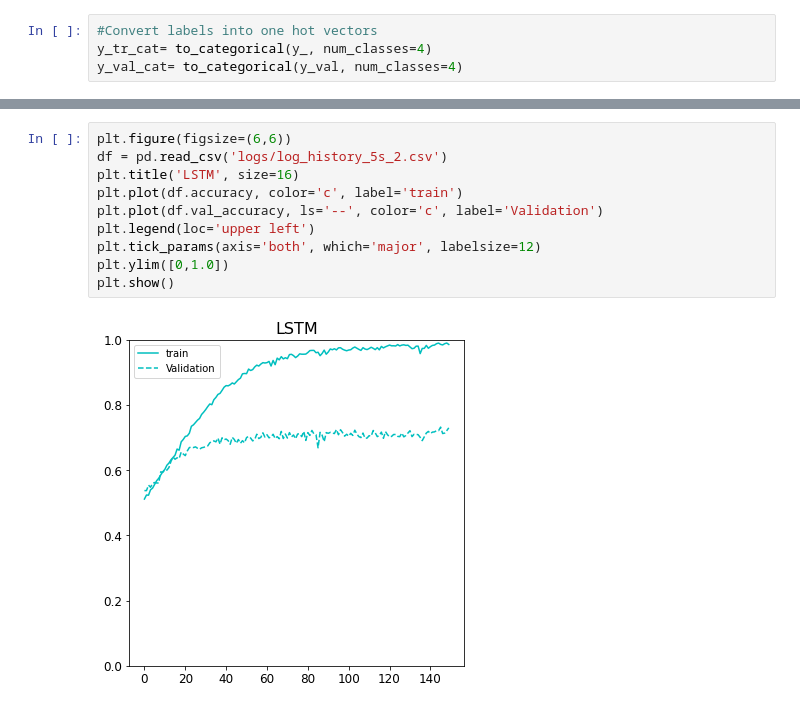
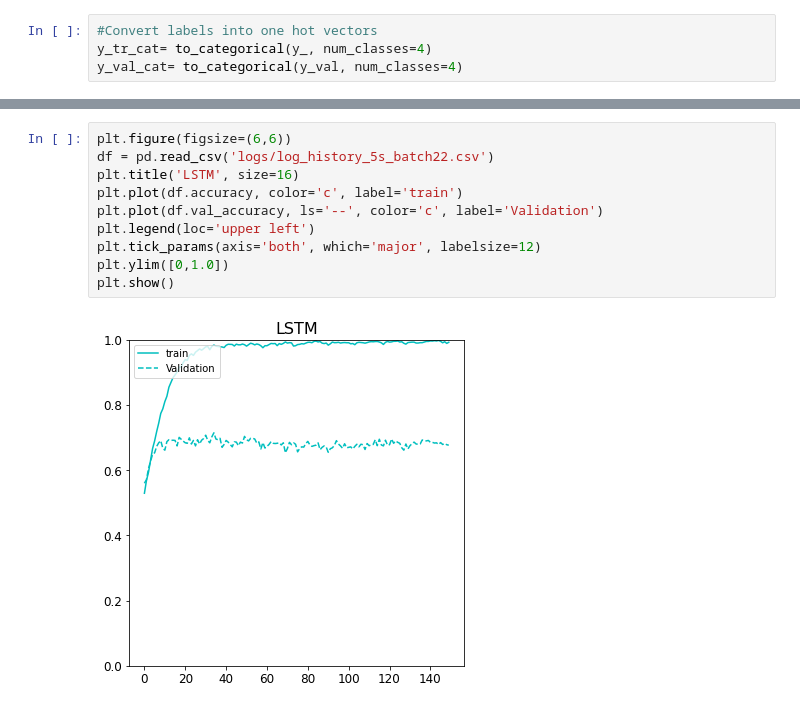
Before and after one commit to priyanshi9692/Adaptive-and-Heuristic-AI-enabled-IoT-Edge-for-high-risk-and-rural-patients, a Jupyter notebook: machinelearning/Respiratory/LSTM_SkipCon_5s_T.ipynb, the cells around one changed output, grey strips where cells are left out. Saved outputs shown, nothing was run; the diff lists cells and outputs as text.

```diff
--- a/machinelearning/Respiratory/LSTM_SkipCon_5s_T.ipynb
+++ b/machinelearning/Respiratory/LSTM_SkipCon_5s_T.ipynb
@@ -252,12 +304,12 @@ Crackle_wheeze       0.43      0.51      0.47        88
 # %%
 plt.figure(figsize=(6,6))
-df = pd.read_csv('logs/log_history_5s_2.csv')
+df = pd.read_csv('logs/log_history_5s_batch22.csv')
 plt.title('LSTM', size=16)
 plt.plot(df.accuracy, color='c', label='train')
 plt.plot(df.val_accuracy, ls='--', color='c', label='Validation')
 plt.legend(loc='upper left')
 plt.tick_params(axis='both', which='major', labelsize=12)
 plt.ylim([0,1.0])
 plt.show()
 # %% [output]
-[figure, old version]
+[figure, new version]
```
Also changed, not shown: parts of 19 cells of this notebook, 5 other files.
